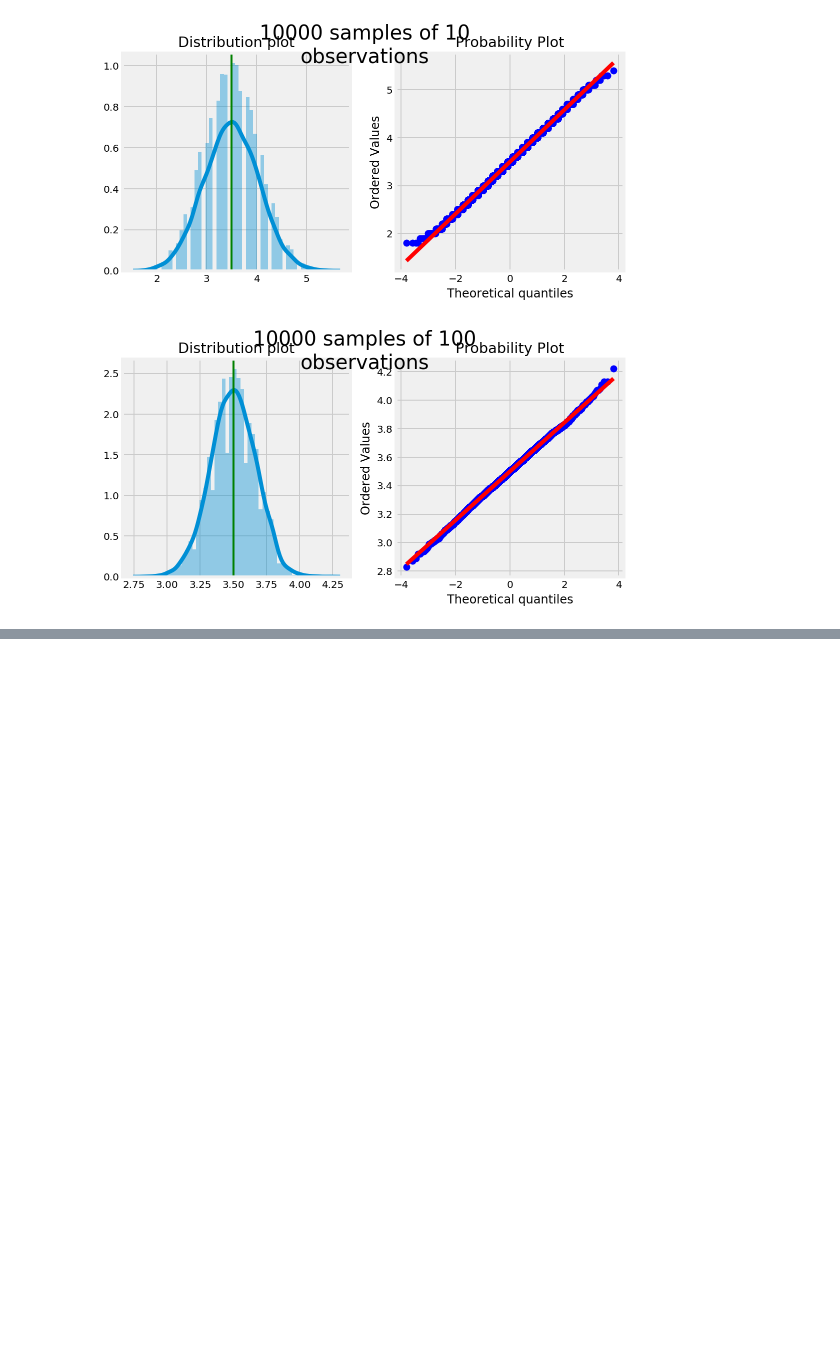
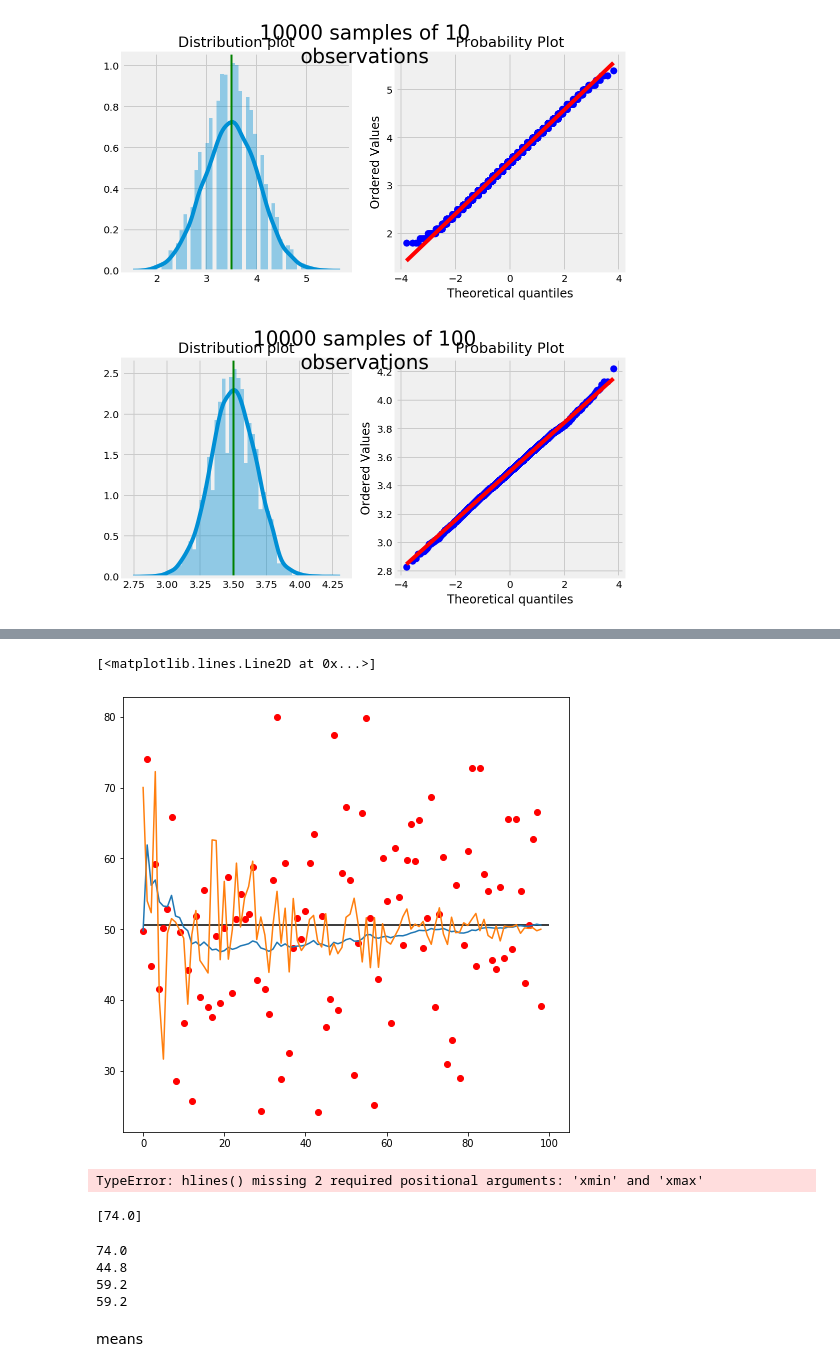
Before and after one commit to MaartenKool/CookBooks, a Jupyter notebook: CltAndLlnIllustration.ipynb, the cells around one changed output, grey strips where cells are left out. Saved outputs shown, nothing was run; the diff lists cells and outputs as text; code cells hidden in the pictures; blank space fills up the shorter version.

```diff
--- a/CltAndLlnIllustration.ipynb
+++ b/CltAndLlnIllustration.ipynb
@@ -197,0 +244,35 @@ allo
+# %%
+plt.figure(figsize=(8,8))
+plt.plot(means, 'ro')
+plt.hlines(mean(means),0,100)
+plt.plot(meanofmeans)
+plt.plot(meansample)
+# %% [output]
+[<matplotlib.lines.Line2D at 0x...>]
+[figure, added]
+# %%
+plt.hlines(mean(means))
+# %% [output]
+TypeError: hlines() missing 2 required positional arguments: 'xmin' and 'xmax'
+# %%
+meansmean = []
+for i in range(1,2):
+    means = []
+    means.append(df.sample(5, random_state=i).mean())
+    print(means)
+#     print(df.sample(5, random_state=i).values.tolist(), df.sample(5, random_state=i).mean() )
+#     meansmean.append(mean(means))
+# # plt.plot(meansmean)
+# %% [output]
+[74.0]
+# %%
+for i in range(1,4):
+    print(df.sample(5, random_state=i).mean())
+print(mean([df.sample(5, random_state=i).mean()]))
+# %% [output]
+74.0
+44.8
+59.2
+59.2
+# %% [markdown]
+means
```
Also changed, not shown: parts of 6 cells of this notebook, 1 other file.
